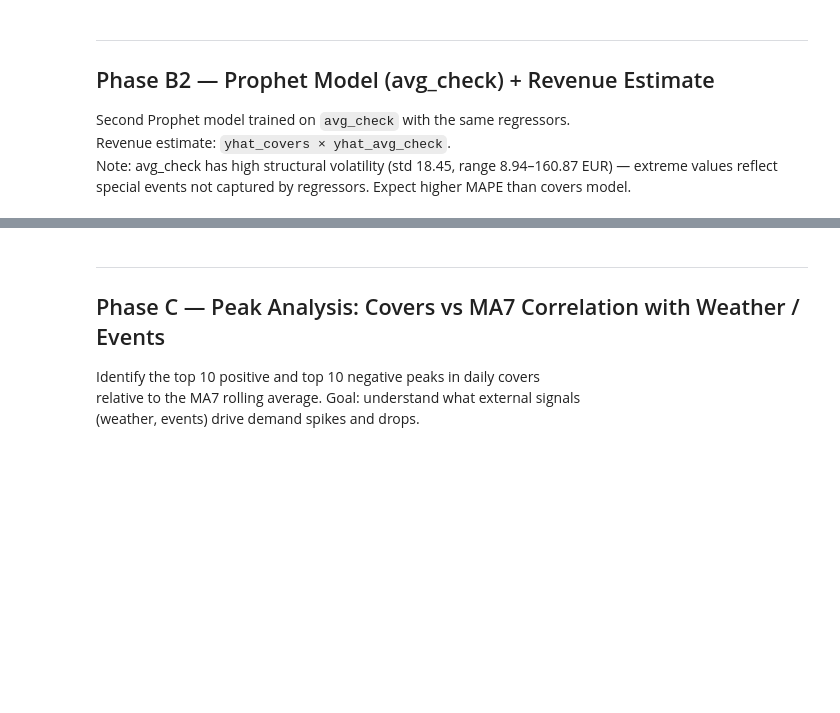
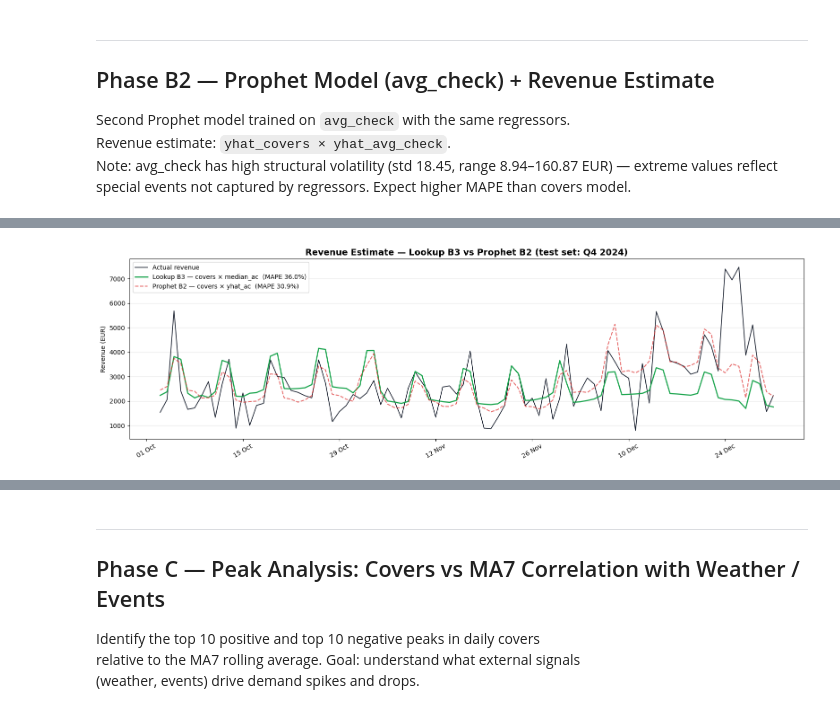
Before and after one commit to GiaLop/horeca-forecasting, a Jupyter notebook: notebook/04_forecasting_model.ipynb, the cells around one changed output, grey strips where cells are left out. Saved outputs shown, nothing was run; the diff lists cells and outputs as text; code cells hidden in the pictures; blank space fills up the shorter version.

```diff
--- a/notebook/04_forecasting_model.ipynb
+++ b/notebook/04_forecasting_model.ipynb
@@ -400,0 +443,66 @@ display(rev_estimate[['ds', 'actual_revenue', 'estimated_revenue', 'rev_error']]
+# %%
+# --- Phase B3: Lookup Table Revenue ---
+
+# Step 1: Build lookup table from training set only
+train_meta = df[df['date'] < split_date][['date', 'season', 'is_weekend', 'avg_check']].copy()
+
+lookup = (
+    train_meta
+    .groupby(['season', 'is_weekend'])['avg_check']
+    .median()
+    .round(2)
+    .reset_index()
+    .rename(columns={'avg_check': 'lookup_avg_check'})
+)
+
+print("Lookup table — median avg_check by (season × is_weekend):")
+print(lookup.sort_values(['season', 'is_weekend']).to_string(index=False))
+
+# Step 2: Apply lookup to test set
+test_meta = (
+    df[df['date'] >= split_date][['date', 'season', 'is_weekend']]
+    .copy()
+    .rename(columns={'date': 'ds'})
+    .merge(lookup, on=['season', 'is_weekend'], how='left')
+)
+
+# Step 3: Build revenue comparison table
+rev_b3 = rev_estimate[['ds', 'actual_revenue', 'estimated_revenue']].copy()
+rev_b3 = rev_b3.rename(columns={'estimated_revenue': 'revenue_prophet'})
+rev_b3 = rev_b3.merge(test_meta[['ds', 'lookup_avg_check']], on='ds', how='left')
+rev_b3['revenue_lookup'] = (results['yhat'].values * rev_b3['lookup_avg_check']).round(2)
+
+# Step 4: Metrics
+mape_lookup  = (np.abs(rev_b3['actual_revenue'] - rev_b3['revenue_lookup'])
+                / rev_b3['actual_revenue']).mean() * 100
+rmse_lookup  = np.sqrt(mean_squared_error(rev_b3['actual_revenue'], rev_b3['revenue_lookup']))
+
+print("\n" + "=" * 55)
+print("  REVENUE MODEL COMPARISON (test set Q4 2024)")
+print("=" * 55)
+print(f"  Prophet B2  (covers × yhat_avg_check) :  MAPE {mape_rev:.2f}%  |  RMSE {rmse_rev:.0f} EUR")
+print(f"  Lookup  B3  (covers × median_ac)      :  MAPE {mape_lookup:.2f}%  |  RMSE {rmse_lookup:.0f} EUR")
+print("=" * 55)
+
+# Step 5: Plot
+fig, ax = plt.subplots(figsize=(16, 5))
+ax.plot(rev_b3['ds'], rev_b3['actual_revenue'],
+        color='#111827', linewidth=1.2, label='Actual revenue')
+ax.plot(rev_b3['ds'], rev_b3['revenue_lookup'],
+        color='#16a34a', linewidth=1.8,
+        label=f'Lookup B3 — covers × median_ac  (MAPE {mape_lookup:.1f}%)')
+ax.plot(rev_b3['ds'], rev_b3['revenue_prophet'],
+        color='#dc2626', linewidth=1.5, linestyle='--', alpha=0.7,
+        label=f'Prophet B2 — covers × yhat_ac  (MAPE {mape_rev:.1f}%)')
+
+ax.set_title('Revenue Estimate — Lookup B3 vs Prophet B2 (test set: Q4 2024)',
+             fontsize=14, fontweight='bold')
+ax.set_ylabel('Revenue (EUR)')
+ax.xaxis.set_major_locator(mdates.WeekdayLocator(interval=2))
+ax.xaxis.set_major_formatter(mdates.DateFormatter('%d %b'))
+plt.setp(ax.get_xticklabels(), rotation=30)
+ax.legend()
+ax.grid(axis='y', alpha=0.3)
+plt.tight_layout()
+plt.show()
+# %% [output]
@@ -400,0 +526 @@ display(rev_estimate[['ds', 'actual_revenue', 'estimated_revenue', 'rev_error']]
+[figure, added]
```
Also changed, not shown: parts of 20 cells of this notebook.
